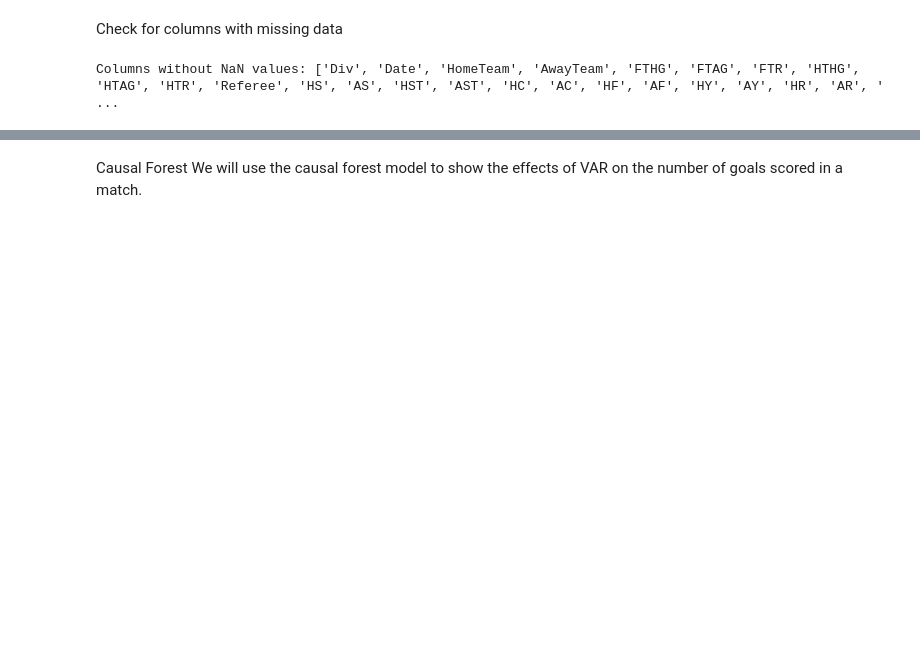
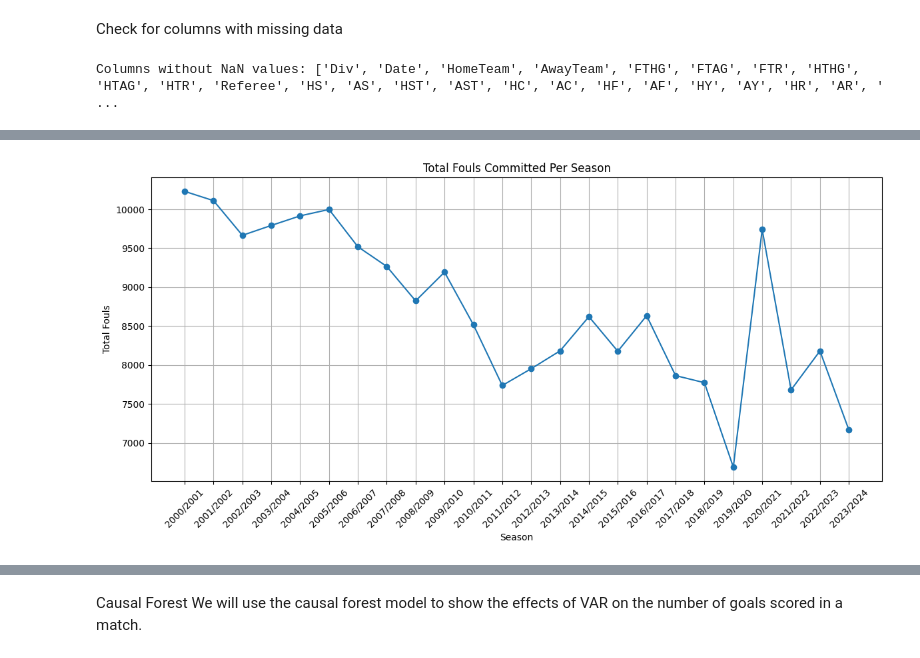
Before and after one commit to dapUoE/Effects-of-VAR-on-English-Football, a Jupyter notebook: Jupyter_Analysis.ipynb, the cells around one changed output, grey strips where cells are left out. Saved outputs shown, nothing was run; the diff lists cells and outputs as text; code cells hidden in the pictures; blank space fills up the shorter version.

Commit message:
Lots of Graphs

```diff
--- a/Jupyter_Analysis.ipynb
+++ b/Jupyter_Analysis.ipynb
@@ -164,0 +167,98 @@ Columns without NaN values: ['Div', 'Date', 'HomeTeam', 'AwayTeam', 'FTHG', 'FTA
+# %%
+import matplotlib.pyplot as plt
+
+# Plot a graph of fouls committed per season
+
+# Function to determine the season based on the date
+def get_season(date):
+    if date.month > 6:
+        return f"{date.year}/{date.year + 1}"
+    else:
+        return f"{date.year - 1}/{date.year}"
+
+# Add a 'Season' column based on the date
+concatenated_df['Season'] = concatenated_df['Date'].apply(get_season)
+
+# Calculate the booking points before grouping
+concatenated_df['Home_BookingPoints'] = concatenated_df['HY'] * 10 + concatenated_df['HR'] * 25
+concatenated_df['Away_BookingPoints'] = concatenated_df['AY'] * 10 + concatenated_df['AR'] * 25
+
+# Group the data by season and sum the fouls committed
+concatenated_df_grouped = concatenated_df.groupby('Season').agg(
+    Total_Home_Fouls=('HF', 'sum'),
+    Total_Away_Fouls=('AF', 'sum'),
+    Total_Home_Yellows=('HY', 'sum'),
+    Total_Away_Yellows=('AY', 'sum'),
+    Total_Home_Reds=('HR', 'sum'),
+    Total_Away_Reds=('AR', 'sum'),
+
+    # Sum the booking points
+    Total_Home_BookingPoints=('Home_BookingPoints', 'sum'),
+    Total_Away_BookingPoints=('Away_BookingPoints', 'sum')
+)
+
+# Calculate the total fouls by adding the home and away fouls
+concatenated_df_grouped['Total_Fouls'] = concatenated_df_grouped['Total_Home_Fouls'] + concatenated_df_grouped['Total_Away_Fouls']
+concatenated_df_grouped['Total_Yellows'] = concatenated_df_grouped['Total_Home_Yellows'] + concatenated_df_grouped['Total_Away_Yellows']
+concatenated_df_grouped['Total_Reds'] = concatenated_df_grouped['Total_Home_Reds'] + concatenated_df_grouped['Total_Away_Reds']
+concatenated_df_grouped['Total_BookingPoints'] = concatenated_df_grouped['Total_Home_BookingPoints'] + concatenated_df_grouped['Total_Away_BookingPoints']
+
+# Reset index to make 'Season' a column again if necessary
+concatenated_df_grouped.reset_index(inplace=True)
+
+# Display the result
+print(concatenated_df_grouped)
+
+# Mean yellow cards per season
+mean_yellow_cards = concatenated_df_grouped['Total_Yellows'].mean()
+print(f"Mean yellow cards per season: {mean_yellow_cards:.2f}")
+
+# Mean red cards per season
+mean_red_cards = concatenated_df_grouped['Total_Reds'].mean()
+print(f"Mean red cards per season: {mean_red_cards:.2f}")
+
+
+# Plotting the fouls committed per season
+plt.figure(figsize=(12, 6))
+plt.plot(concatenated_df_grouped['Season'], concatenated_df_grouped['Total_Fouls'], marker='o')
+plt.title('Total Fouls Committed Per Season')
+plt.xlabel('Season')
+plt.ylabel('Total Fouls')
+plt.xticks(rotation=45)  # Rotate season labels for better readability
+plt.grid(True)
+plt.tight_layout()  # Adjusts plot to ensure everything fits without overlap
+plt.show()
+
+# Plotting the yellows per season
+plt.figure(figsize=(12, 6))
+plt.plot(concatenated_df_grouped['Season'], concatenated_df_grouped['Total_Yellows'], marker='o')
+plt.title('Total Yellow Cards Per Season')
+plt.xlabel('Season')
+plt.ylabel('Total Yellow Cards')
+plt.xticks(rotation=45)  # Rotate season labels for better readability
+plt.grid(True)
+plt.tight_layout()  # Adjusts plot to ensure everything fits without overlap
+plt.show()
+
+# Plotting the reds per season
+plt.figure(figsize=(12, 6))
+plt.plot(concatenated_df_grouped['Season'], concatenated_df_grouped['Total_Reds'], marker='o')
+plt.title('Total Red Cards Per Season')
+plt.xlabel('Season')
+plt.ylabel('Total Red Cards')
+plt.xticks(rotation=45)  # Rotate season labels for better readability
+plt.grid(True)
+plt.tight_layout()  # Adjusts plot to ensure everything fits without overlap
+plt.show()
+
+# Plotting the booking points per season
+plt.figure(figsize=(12, 6))
+plt.plot(concatenated_df_grouped['Season'], concatenated_df_grouped['Total_BookingPoints'], marker='o')
+plt.title('Total Booking Points Per Season')
+plt.xlabel('Season')
+plt.ylabel('Total Booking Points')
+plt.xticks(rotation=45)  # Rotate season labels for better readability
+plt.grid(True)
+plt.tight_layout()  # Adjusts plot to ensure everything fits without overlap
+plt.show()
+# %% [output]
@@ -164,0 +285 @@ Columns without NaN values: ['Div', 'Date', 'HomeTeam', 'AwayTeam', 'FTHG', 'FTA
+[figure, added]
```
Also changed, not shown: parts of 15 cells of this notebook, 5 other files.
